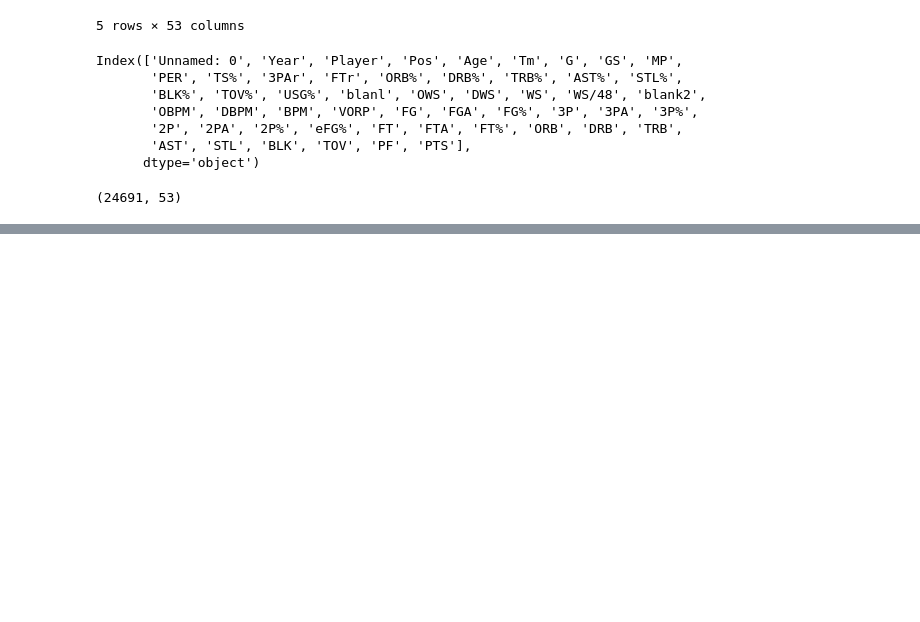
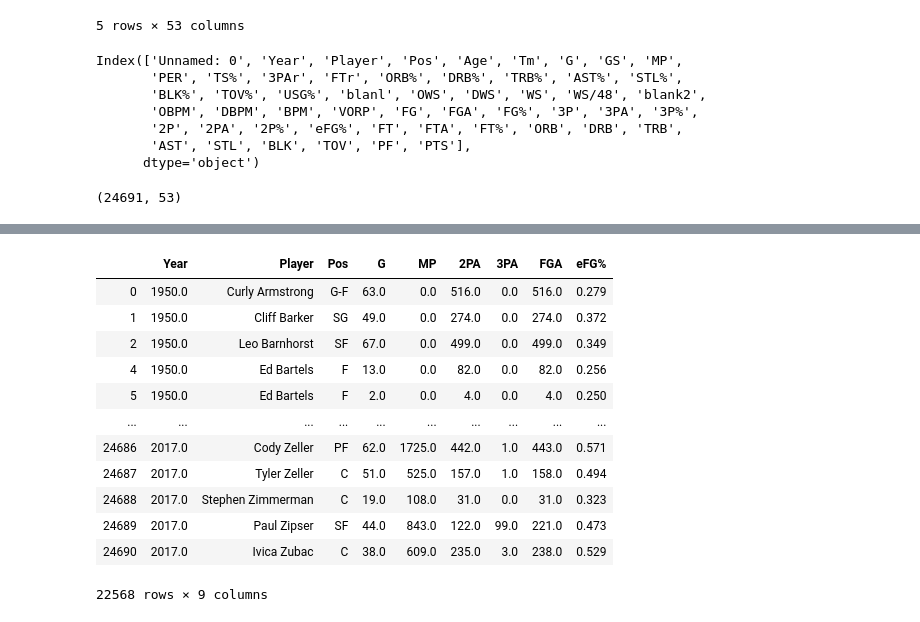
Before and after one commit to Jotatwelve/project-visualizing-real-world-data, a Jupyter notebook: NBA_viz.ipynb, the cells around one changed output, grey strips where cells are left out. Drawn from its saved outputs; the diff is of its cells as text; code cells hidden in the pictures; blank space fills up the shorter version.

```diff
--- a/NBA_viz.ipynb
+++ b/NBA_viz.ipynb
@@ -42,0 +261,17 @@ nba_data.shape
+# %%
+seasons_stats3p_game = nba_data[['Year', 'Player', 'Pos', 'G', 'MP', '2PA', '3PA', 'FGA', 'eFG%']]
+seasons_stats3p_game
+# %% [output]
+|  | Year | Player | Pos | G | MP | 2PA | 3PA | FGA | eFG% |
+| 0 | 1950.0 | Curly Armstrong | G-F | 63.0 | 0.0 | 516.0 | 0.0 | 516.0 | 0.279 |
+| 1 | 1950.0 | Cliff Barker | SG | 49.0 | 0.0 | 274.0 | 0.0 | 274.0 | 0.372 |
+| 2 | 1950.0 | Leo Barnhorst | SF | 67.0 | 0.0 | 499.0 | 0.0 | 499.0 | 0.349 |
+| 4 | 1950.0 | Ed Bartels | F | 13.0 | 0.0 | 82.0 | 0.0 | 82.0 | 0.256 |
+| 5 | 1950.0 | Ed Bartels | F | 2.0 | 0.0 | 4.0 | 0.0 | 4.0 | 0.250 |
+| ... | ... | ... | ... | ... | ... | ... | ... | ... | ... |
+| 24686 | 2017.0 | Cody Zeller | PF | 62.0 | 1725.0 | 442.0 | 1.0 | 443.0 | 0.571 |
+| 24687 | 2017.0 | Tyler Zeller | C | 51.0 | 525.0 | 157.0 | 1.0 | 158.0 | 0.494 |
+| 24688 | 2017.0 | Stephen Zimmerman | C | 19.0 | 108.0 | 31.0 | 0.0 | 31.0 | 0.323 |
+| 24689 | 2017.0 | Paul Zipser | SF | 44.0 | 843.0 | 122.0 | 99.0 | 221.0 | 0.473 |
+| 24690 | 2017.0 | Ivica Zubac | C | 38.0 | 609.0 | 235.0 | 3.0 | 238.0 | 0.529 |
+22568 rows × 9 columns
```
Also changed, not shown: parts of 37 cells of this notebook, 1 other file.
